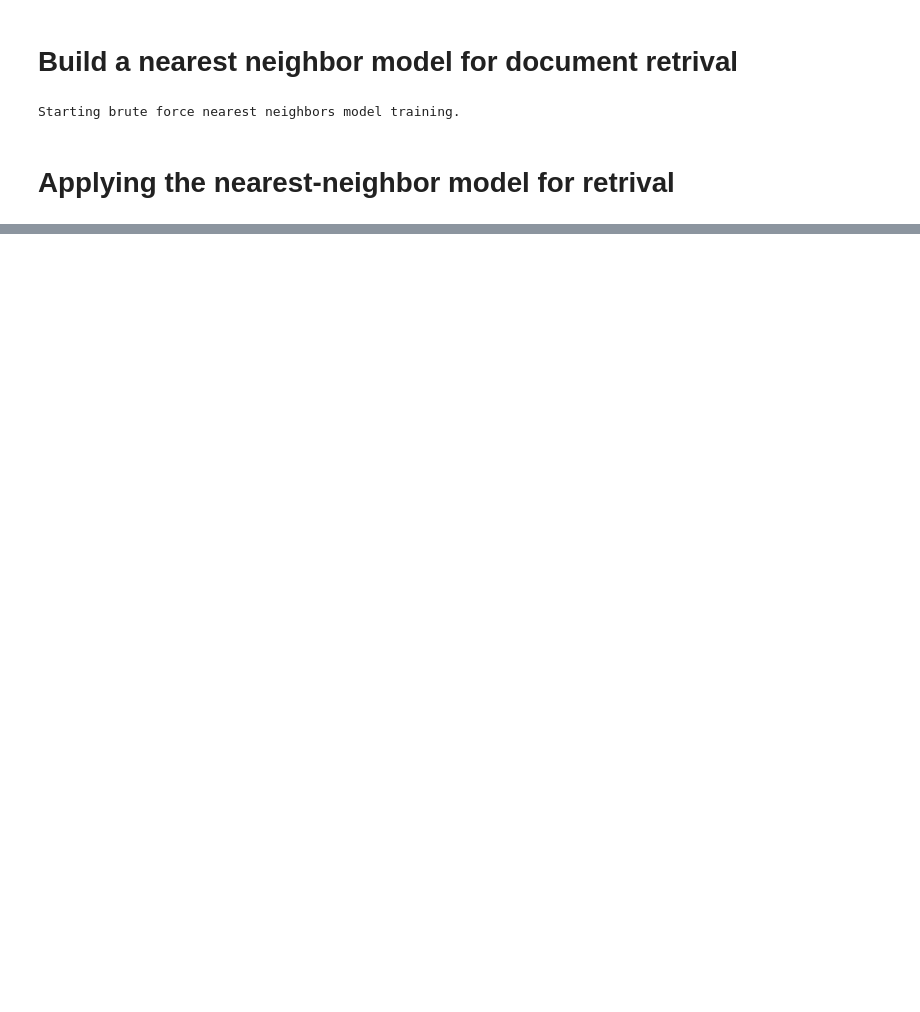
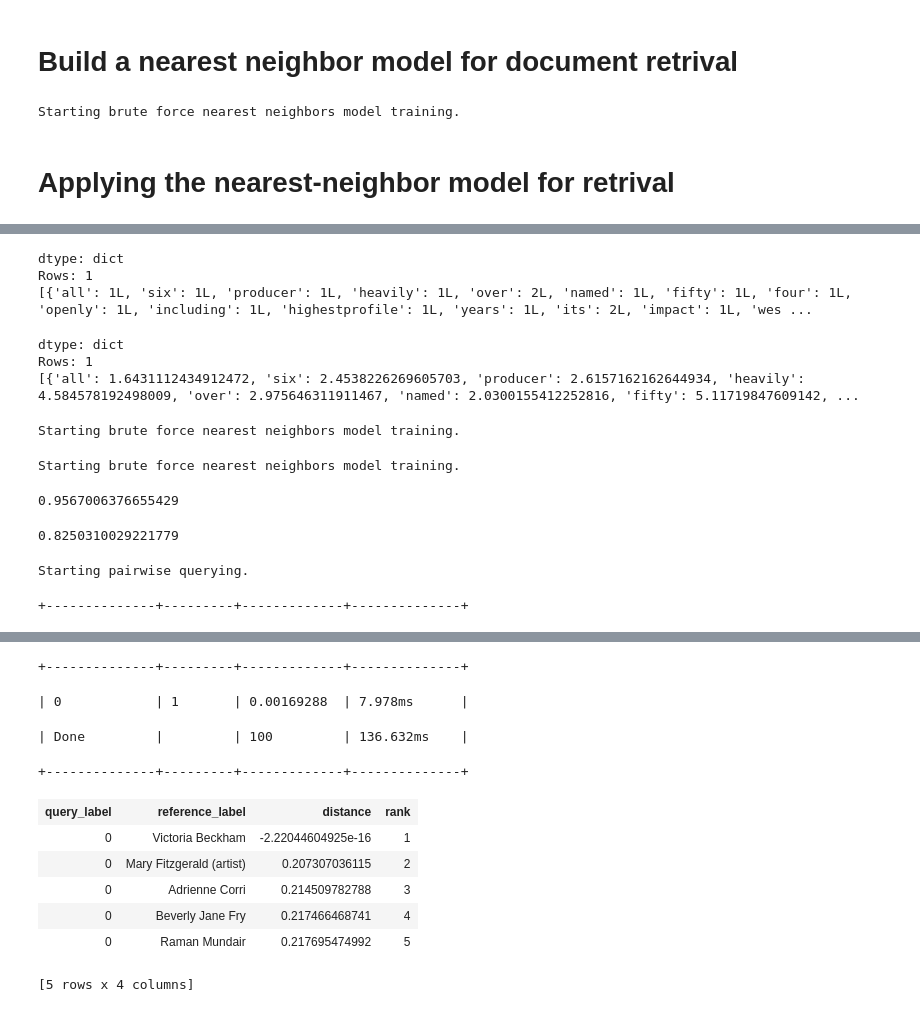
Before and after one commit to LelandYan/CUMCM-2019-problem-C, a Jupyter notebook: University_of_Washington_ml/week4/document retrival.ipynb, the cells around one changed output, grey strips where cells are left out. Saved outputs shown, nothing was run; the diff lists cells and outputs as text; code cells hidden in the pictures; blank space fills up the shorter version.

```diff
--- a/University_of_Washington_ml/week4/document retrival.ipynb
+++ b/University_of_Washington_ml/week4/document retrival.ipynb
@@ -213,0 +327,33 @@ swift = people[people["name"] == "Taylor "]
+# %%
+elton["word_count"]
+# %% [output]
+dtype: dict
+Rows: 1
+[{'all': 1L, 'six': 1L, 'producer': 1L, 'heavily': 1L, 'over': 2L, 'named': 1L, 'fifty': 1L, 'four': 1L, 'openly': 1L, 'including': 1L, 'highestprofile': 1L, 'years': 1L, 'its': 2L, 'impact': 1L, 'wes ...
+# %%
+elton["tfidf"]
+# %% [output]
+dtype: dict
+Rows: 1
+[{'all': 1.6431112434912472, 'six': 2.4538226269605703, 'producer': 2.6157162162644934, 'heavily': 4.584578192498009, 'over': 2.975646311911467, 'named': 2.0300155412252816, 'fifty': 5.11719847609142, ...
+# %%
+knn_model_word = graphlab.nearest_neighbors.create(people,features=["word_count"],label="name",distance="cosine")
+# %% [output]
+Starting brute force nearest neighbors model training.
+# %%
+knn_model_tfidf = graphlab.nearest_neighbors.create(people,features=["tfidf"],label="name",distance="cosine")
+# %% [output]
+Starting brute force nearest neighbors model training.
+# %%
+graphlab.distances.cosine(elton["tfidf"][0],victoria["tfidf"][0])
+# %% [output]
+0.9567006376655429
+# %%
+graphlab.distances.cosine(elton["tfidf"][0],paul["tfidf"][0])
+# %% [output]
+0.8250310029221779
+# %%
+knn_model_word.query(victoria)
+# %% [output]
+Starting pairwise querying.
++--------------+---------+-------------+--------------+
@@ -213,0 +361,11 @@ swift = people[people["name"] == "Taylor "]
++--------------+---------+-------------+--------------+
+| 0            | 1       | 0.00169288  | 7.978ms      |
+| Done         |         | 100         | 136.632ms    |
++--------------+---------+-------------+--------------+
+| query_label | reference_label | distance | rank |
+| 0 | Victoria Beckham | -2.22044604925e-16 | 1 |
+| 0 | Mary Fitzgerald (artist) | 0.207307036115 | 2 |
+| 0 | Adrienne Corri | 0.214509782788 | 3 |
+| 0 | Beverly Jane Fry | 0.217466468741 | 4 |
+| 0 | Raman Mundair | 0.217695474992 | 5 |
+[5 rows x 4 columns]
```
Also changed, not shown: parts of 17 cells of this notebook, 26 other files.
